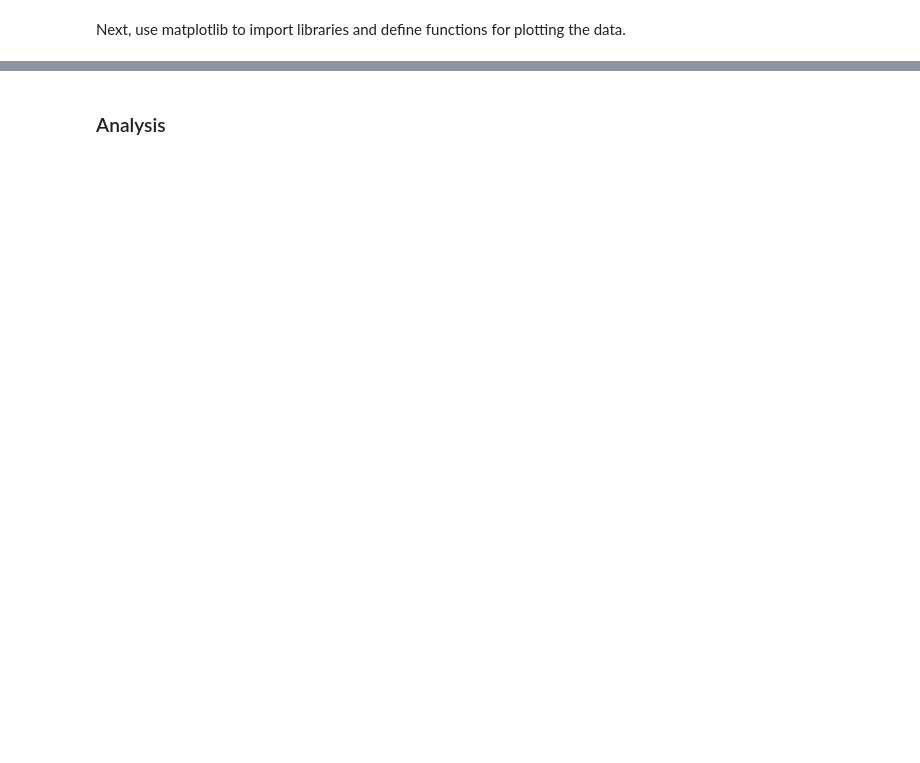
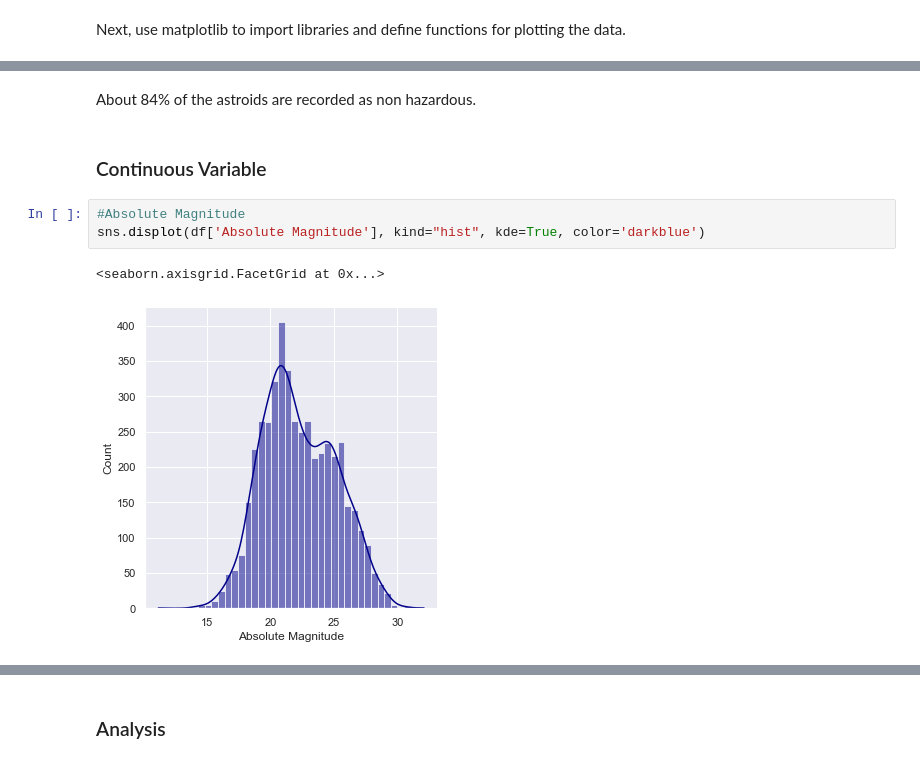
Before and after one commit to Wook22/UC-DAVIS, a Jupyter notebook: STA160/midterm.ipynb, the cells around one changed output, grey strips where cells are left out. Saved outputs shown, nothing was run; the diff lists cells and outputs as text; blank space fills up the shorter version.

```diff
--- a/STA160/midterm.ipynb
+++ b/STA160/midterm.ipynb
@@ -86,0 +231,10 @@ Next, use matplotlib to import libraries and define functions for plotting the d
+# %% [markdown]
+About 84% of the astroids are recorded as non hazardous.
+# %% [markdown]
+### Continuous Variable
+# %%
+#Absolute Magnitude
+sns.displot(df['Absolute Magnitude'], kind="hist", kde=True, color='darkblue')
+# %% [output]
+<seaborn.axisgrid.FacetGrid at 0x...>
+[figure, added]
```
Also changed, not shown: parts of 26 cells of this notebook.
